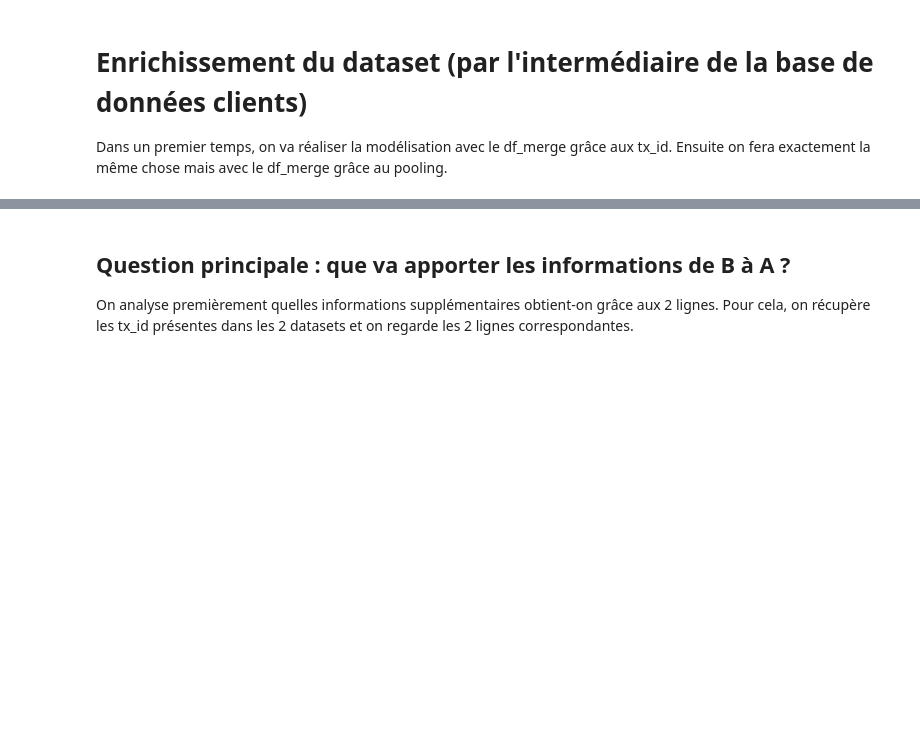
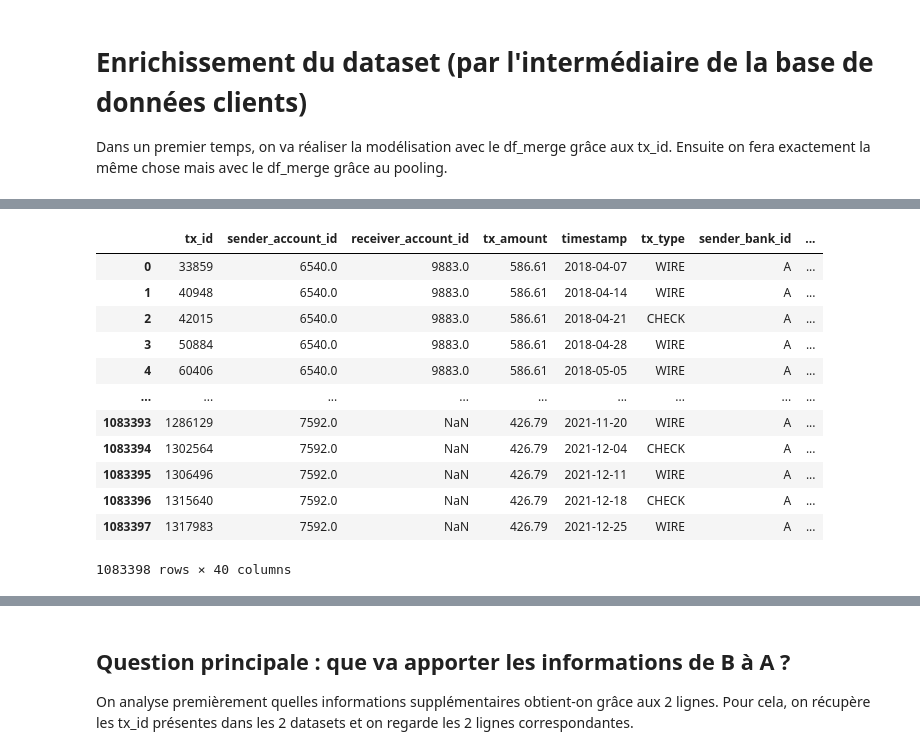
Before and after one commit to CorentinPernot/Statapp, a Jupyter notebook: Notebook/Base_clients_enrichissements.ipynb, the cells around one changed output, grey strips where cells are left out. Saved outputs shown, nothing was run; the diff lists cells and outputs as text; code cells hidden in the pictures; blank space fills up the shorter version.

```diff
--- a/Notebook/Base_clients_enrichissements.ipynb
+++ b/Notebook/Base_clients_enrichissements.ipynb
@@ -567,0 +563,16 @@ df_B=pd.read_csv('/Users/Corentin/Desktop/statapp/transactions_B.csv')
+# %%
+masque= df_ert['tx_id'].isin(L1)
+
+
+df_masque = df_ert.loc[masque]
+
+df_restant= df_ert.loc[~masque]
+
+df_masque.reset_index(drop=True, inplace=True)
+
+df_filtre= pd.concat([df_masque,df_BC_receiver_A],axis=1)
+
+df_filtre.reset_index(drop=True, inplace=True)
+df_restant.reset_index(drop=True, inplace=True)
+
+df_ert= pd.concat([df_filtre,df_restant], axis=0,  ignore_index=True)
@@ -567,0 +597,32 @@ df_B=pd.read_csv('/Users/Corentin/Desktop/statapp/transactions_B.csv')
+# %%
+masque= df_ert['tx_id'].isin(L2)
+
+df_masque = df_ert.loc[masque]
+df_restant= df_ert.loc[~masque]
+
+df_masque.reset_index(drop=True, inplace=True)
+
+df_filtre= pd.concat([df_masque,df_BC_receiver_B],axis=1)
+
+df_filtre.reset_index(drop=True, inplace=True)
+df_restant.reset_index(drop=True, inplace=True)
+df_ert= pd.concat([df_filtre,df_restant], axis=0,  ignore_index=True)
+# %%
+df_merge= df_ert.copy()
+df_merge.sort_values(by=['sender_first_name','sender_last_name','timestamp'], inplace=True)
+df_merge.reset_index(drop=True, inplace=True)
+df_merge
+# %% [output]
+|  | tx_id | sender_account_id | receiver_account_id | tx_amount | timestamp | tx_type | sender_bank_id | ... |
+| 0 | 33859 | 6540.0 | 9883.0 | 586.61 | 2018-04-07 | WIRE | A | ... |
+| 1 | 40948 | 6540.0 | 9883.0 | 586.61 | 2018-04-14 | WIRE | A | ... |
+| 2 | 42015 | 6540.0 | 9883.0 | 586.61 | 2018-04-21 | CHECK | A | ... |
+| 3 | 50884 | 6540.0 | 9883.0 | 586.61 | 2018-04-28 | WIRE | A | ... |
+| 4 | 60406 | 6540.0 | 9883.0 | 586.61 | 2018-05-05 | WIRE | A | ... |
+| ... | ... | ... | ... | ... | ... | ... | ... | ... |
+| 1083393 | 1286129 | 7592.0 | NaN | 426.79 | 2021-11-20 | WIRE | A | ... |
+| 1083394 | 1302564 | 7592.0 | NaN | 426.79 | 2021-12-04 | CHECK | A | ... |
+| 1083395 | 1306496 | 7592.0 | NaN | 426.79 | 2021-12-11 | WIRE | A | ... |
+| 1083396 | 1315640 | 7592.0 | NaN | 426.79 | 2021-12-18 | CHECK | A | ... |
+| 1083397 | 1317983 | 7592.0 | NaN | 426.79 | 2021-12-25 | WIRE | A | ... |
+1083398 rows × 40 columns
```
Also changed, not shown: parts of 37 cells of this notebook.
